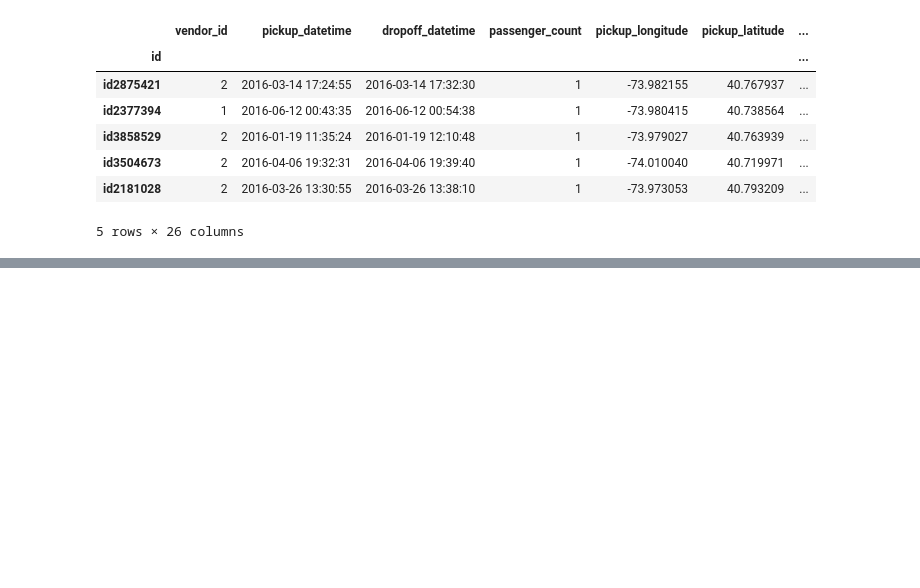
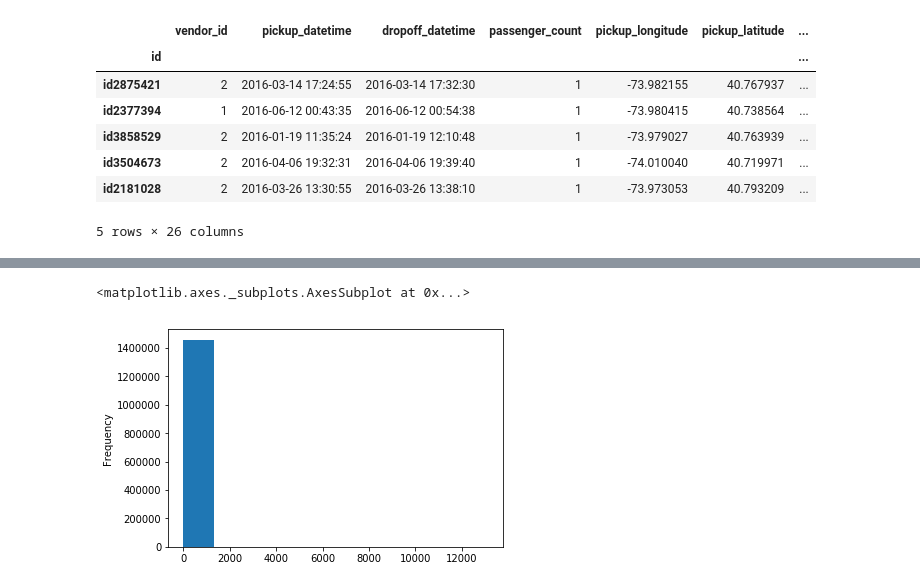
Before and after one commit to nblo/NYC_TaxiTripDuration, a Jupyter notebook: jupyter_notebooks/Explorative_analyse_Simon.ipynb, the cells around one changed output, grey strips where cells are left out. Cells and saved outputs as stored; diff of their text form; code cells hidden in the pictures; blank space fills up the shorter version.

```diff
--- a/jupyter_notebooks/Explorative_analyse_Simon.ipynb
+++ b/jupyter_notebooks/Explorative_analyse_Simon.ipynb
@@ -59,0 +27,4 @@ Length: 1458644, dtype: float64
+# %%
+#mask = df_rides[df_rides.velo]
+# df_rides.query('velo')
+df = df_rides.query("velo<=50&velo>0")
@@ -59,0 +42,5 @@ Length: 1458644, dtype: float64
+# %%
+df_rides.velo.plot(x=df.velo,kind='hist')
+# %% [output]
+<matplotlib.axes._subplots.AxesSubplot at 0x...>
+[figure, added]
```
Also changed, not shown: parts of 22 cells of this notebook, 1 other file.
